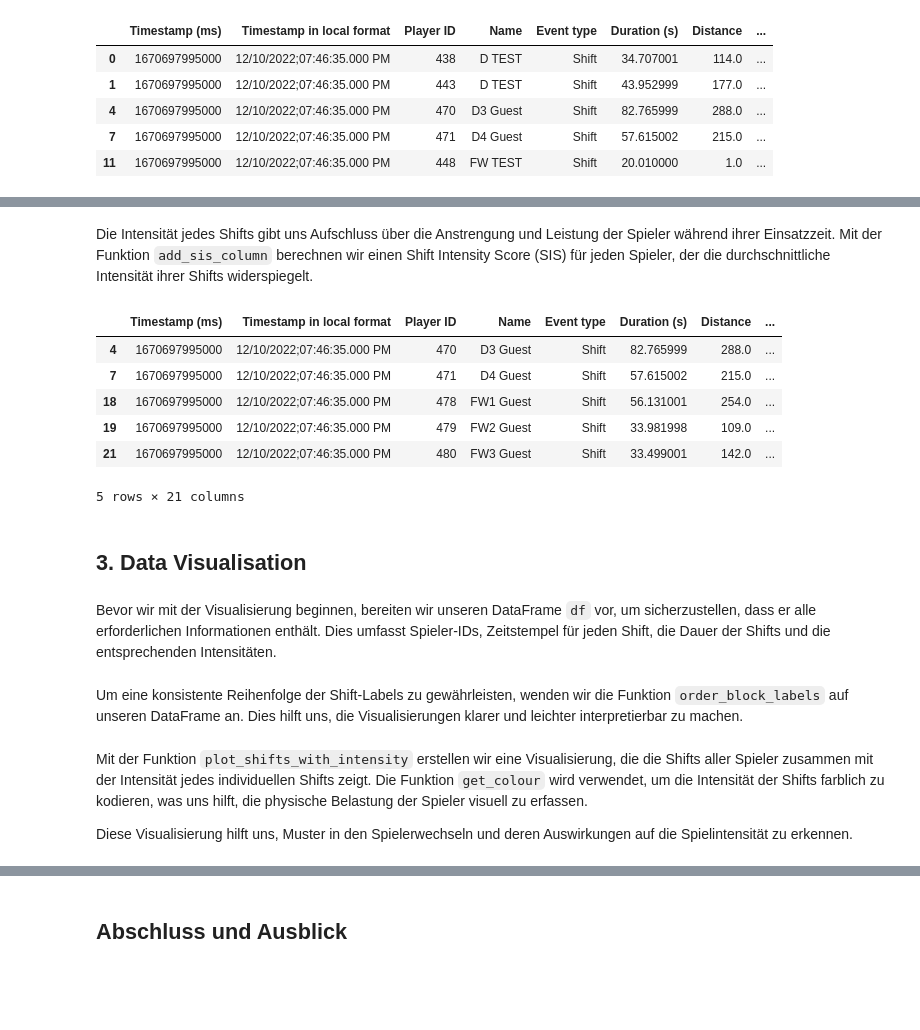
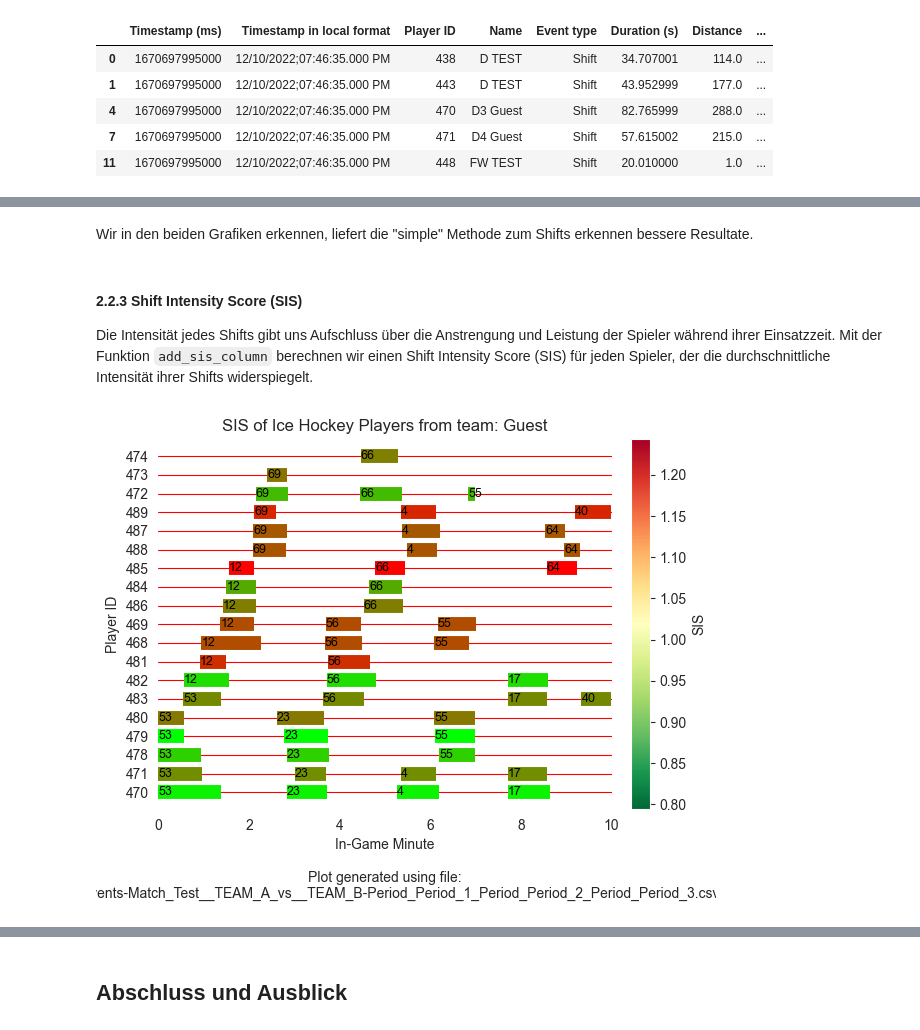
Before and after one commit to arnoldram/dataunionsihf, a Jupyter notebook: sample_analysis.ipynb, the cells around one changed output, grey strips where cells are left out. Saved outputs shown, nothing was run; the diff lists cells and outputs as text; code cells hidden in the pictures; blank space fills up the shorter version.

```diff
--- a/sample_analysis.ipynb
+++ b/sample_analysis.ipynb
@@ -62,24 +133,24 @@ Optimale Anzahl von Shifts: 143
+# %% [markdown]
+Wir in den beiden Grafiken erkennen, liefert die "simple" Methode zum Shifts erkennen bessere Resultate.
 # %% [markdown]
+#### 2.2.3 Shift Intensity Score (SIS)
+
 Die Intensität jedes Shifts gibt uns Aufschluss über die Anstrengung und Leistung der Spieler während ihrer Einsatzzeit. Mit der Funktion `add_sis_column` berechnen wir einen Shift Intensity Score (SIS) für jeden Spieler, der die durchschnittliche Intensität ihrer Shifts widerspiegelt.
 # %%
-from utils import add_sis_column
+from utils import add_sis_column, plot_SIS
 
 # Berechnung des Shift Intensity Score (SIS) für jeden Spieler
 df_with_sis = add_sis_column(df)
 
 # Optional: Anzeigen der ersten Zeilen des angereicherten DataFrames zur Überprüfung
-df_with_sis.head()
+# print(df_with_sis.head())
+
+# Plot SIS
+plot_SIS(df_with_sis,
+         0,
+         10,
+         team_name="Guest",
+         file_name_raw_data=file_name
+         )
 # %% [output]
-|  | Timestamp (ms) | Timestamp in local format | Player ID | Name | Event type | Duration (s) | Distance | ... |
-| 4 | 1670697995000 | 12/10/2022;07:46:35.000 PM | 470 | D3 Guest | Shift | 82.765999 | 288.0 | ... |
-| 7 | 1670697995000 | 12/10/2022;07:46:35.000 PM | 471 | D4 Guest | Shift | 57.615002 | 215.0 | ... |
-| 18 | 1670697995000 | 12/10/2022;07:46:35.000 PM | 478 | FW1 Guest | Shift | 56.131001 | 254.0 | ... |
-| 19 | 1670697995000 | 12/10/2022;07:46:35.000 PM | 479 | FW2 Guest | Shift | 33.981998 | 109.0 | ... |
-| 21 | 1670697995000 | 12/10/2022;07:46:35.000 PM | 480 | FW3 Guest | Shift | 33.499001 | 142.0 | ... |
-5 rows × 21 columns
+[figure, added]
-# %% [markdown]
-## 3. Data Visualisation
-# %% [markdown]
-Bevor wir mit der Visualisierung beginnen, bereiten wir unseren DataFrame `df` vor, um sicherzustellen, dass er alle erforderlichen Informationen enthält. Dies umfasst Spieler-IDs, Zeitstempel für jeden Shift, die Dauer der Shifts und die entsprechenden Intensitäten.
-# %% [markdown]
-Um eine konsistente Reihenfolge der Shift-Labels zu gewährleisten, wenden wir die Funktion `order_block_labels` auf unseren DataFrame an. Dies hilft uns, die Visualisierungen klarer und leichter interpretierbar zu machen.
@@ -90,4 +156,0 @@ df_ordered = order_block_labels(df_with_sis)
-# %% [markdown]
-Mit der Funktion `plot_shifts_with_intensity` erstellen wir eine Visualisierung, die die Shifts aller Spieler zusammen mit der Intensität jedes individuellen Shifts zeigt. Die Funktion `get_colour` wird verwendet, um die Intensität der Shifts farblich zu kodieren, was uns hilft, die physische Belastung der Spieler visuell zu erfassen.
-
-Diese Visualisierung hilft uns, Muster in den Spielerwechseln und deren Auswirkungen auf die Spielintensität zu erkennen.
```
Also changed, not shown: parts of 18 cells of this notebook, 2 other files.
